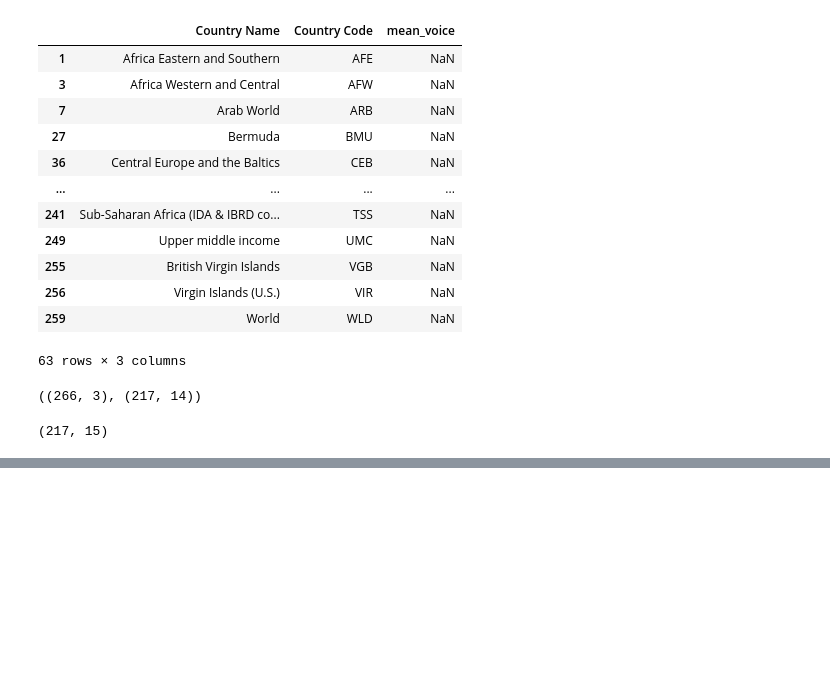
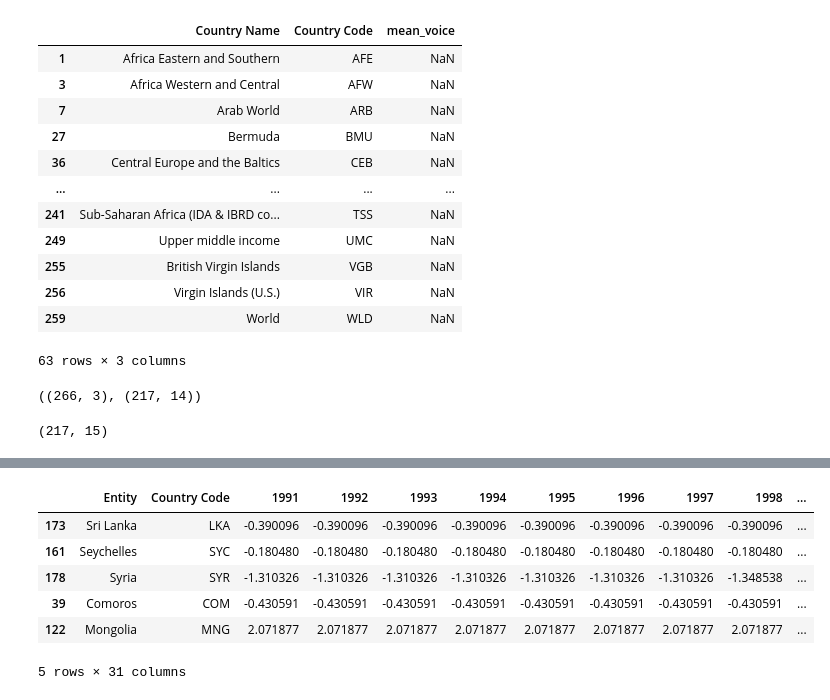
Before and after one commit to MartaGDC/Queering-the-map, a Jupyter notebook: notebooks/3. Country characteristics.ipynb, the cells around one changed output, grey strips where cells are left out. Saved outputs shown, nothing was run; the diff lists cells and outputs as text; code cells hidden in the pictures; blank space fills up the shorter version.

```diff
--- a/notebooks/3. Country characteristics.ipynb
+++ b/notebooks/3. Country characteristics.ipynb
@@ -951,0 +935,3 @@ stability.to_csv("../data/charactCountry/stability/stability_rank.csv")
+# %%
+rights = pd.read_csv("../data/charactCountry/equality/lgbt_rights_index.csv")
+rights.sample(5)
@@ -951,0 +947,13 @@ stability.to_csv("../data/charactCountry/stability/stability_rank.csv")
+# %%
+rights.columns.name = None
+rights.reset_index(inplace=True)
+rights.rename(columns={"Code": "Country Code"}, inplace=True)
+rights.sample(5)
+# %% [output]
+|  | Entity | Country Code | 1991 | 1992 | 1993 | 1994 | 1995 | 1996 | 1997 | 1998 | ... |
+| 173 | Sri Lanka | LKA | -0.390096 | -0.390096 | -0.390096 | -0.390096 | -0.390096 | -0.390096 | -0.390096 | -0.390096 | ... |
+| 161 | Seychelles | SYC | -0.180480 | -0.180480 | -0.180480 | -0.180480 | -0.180480 | -0.180480 | -0.180480 | -0.180480 | ... |
+| 178 | Syria | SYR | -1.310326 | -1.310326 | -1.310326 | -1.310326 | -1.310326 | -1.310326 | -1.310326 | -1.348538 | ... |
+| 39 | Comoros | COM | -0.430591 | -0.430591 | -0.430591 | -0.430591 | -0.430591 | -0.430591 | -0.430591 | -0.430591 | ... |
+| 122 | Mongolia | MNG | 2.071877 | 2.071877 | 2.071877 | 2.071877 | 2.071877 | 2.071877 | 2.071877 | 2.071877 | ... |
+5 rows × 31 columns
```
Also changed, not shown: parts of 93 cells of this notebook, 15 other files.
